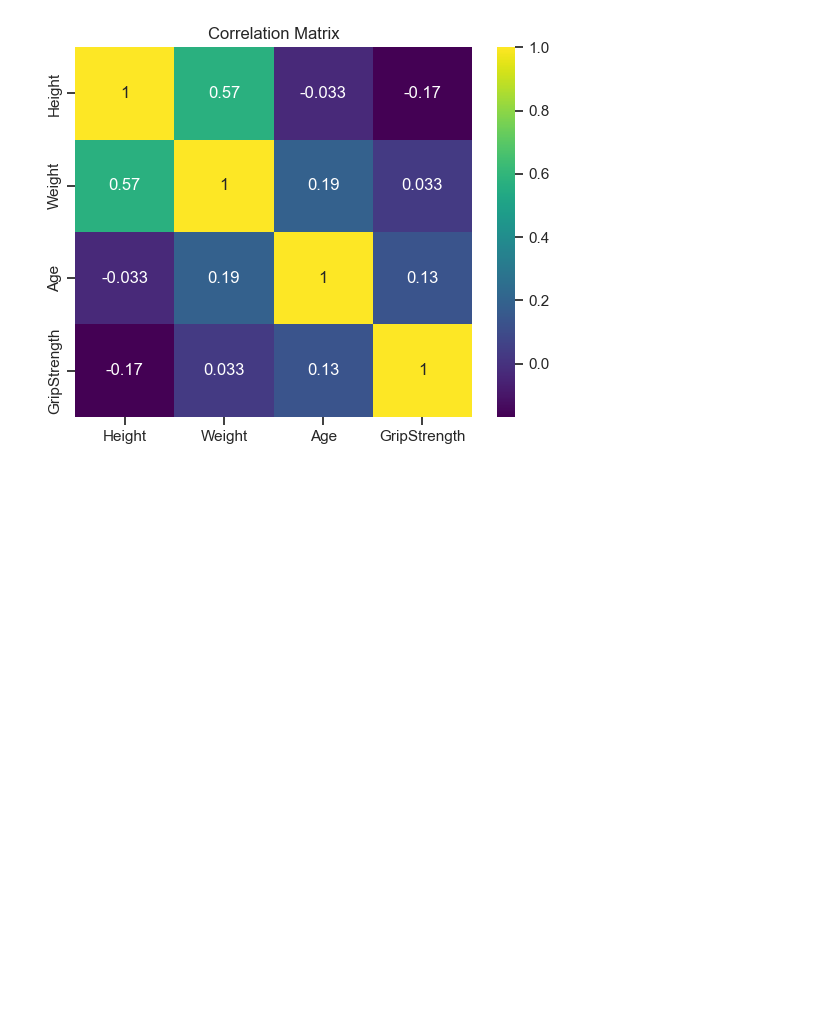
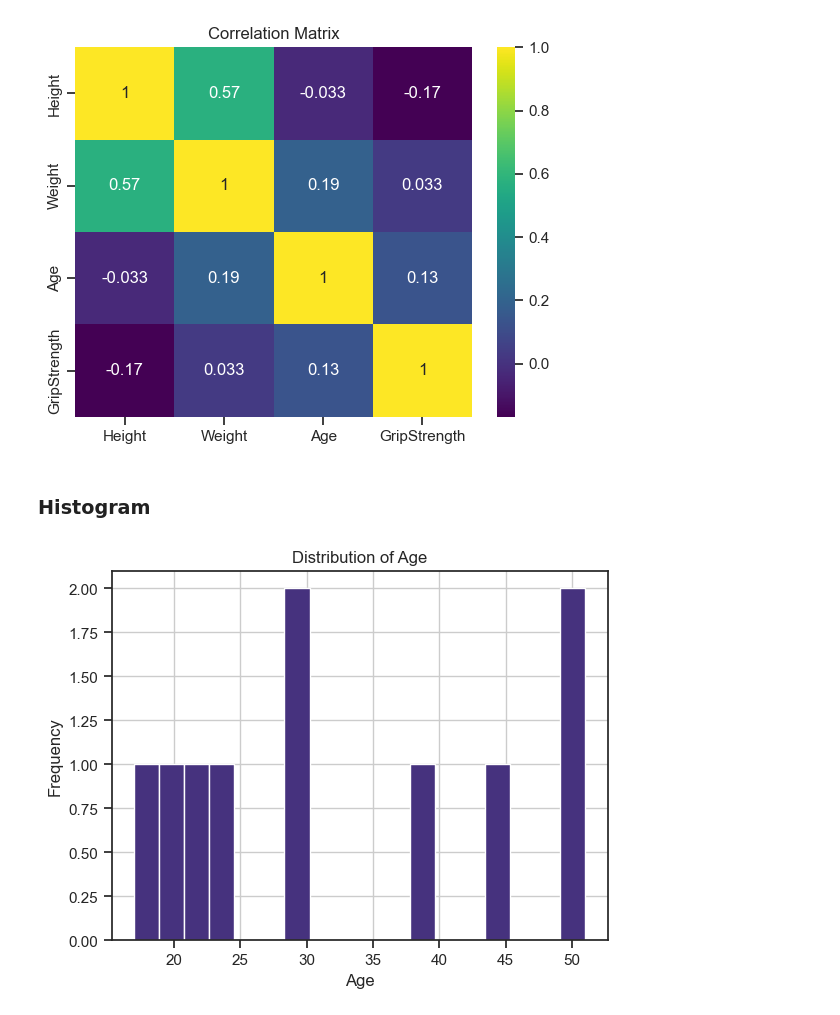
Before and after one commit to GauravBachu/PDS_Assignment-1, a Jupyter notebook: frailty_analysis_Q1/src/Q1.ipynb, the cells around one changed output. Drawn from its saved outputs; the diff is of its cells as text; code cells hidden in the pictures; blank space fills up the shorter version.

```diff
--- a/frailty_analysis_Q1/src/Q1.ipynb
+++ b/frailty_analysis_Q1/src/Q1.ipynb
@@ -93,3 +93,14 @@ plt.savefig('../results/correlation_matrix.png')
 plt.show()
 # %% [output]
 [figure]
+# %% [markdown]
+### Histogram
+# %%
+data_set['Age'].hist(bins=18)
+plt.xlabel('Age')
+plt.ylabel('Frequency')
+plt.title('Distribution of Age')
+plt.savefig('../results/Histogram.png')
+plt.show()
+# %% [output]
+[figure, added]
```
Also changed, not shown: parts of 3 cells of this notebook, 1 other file.
